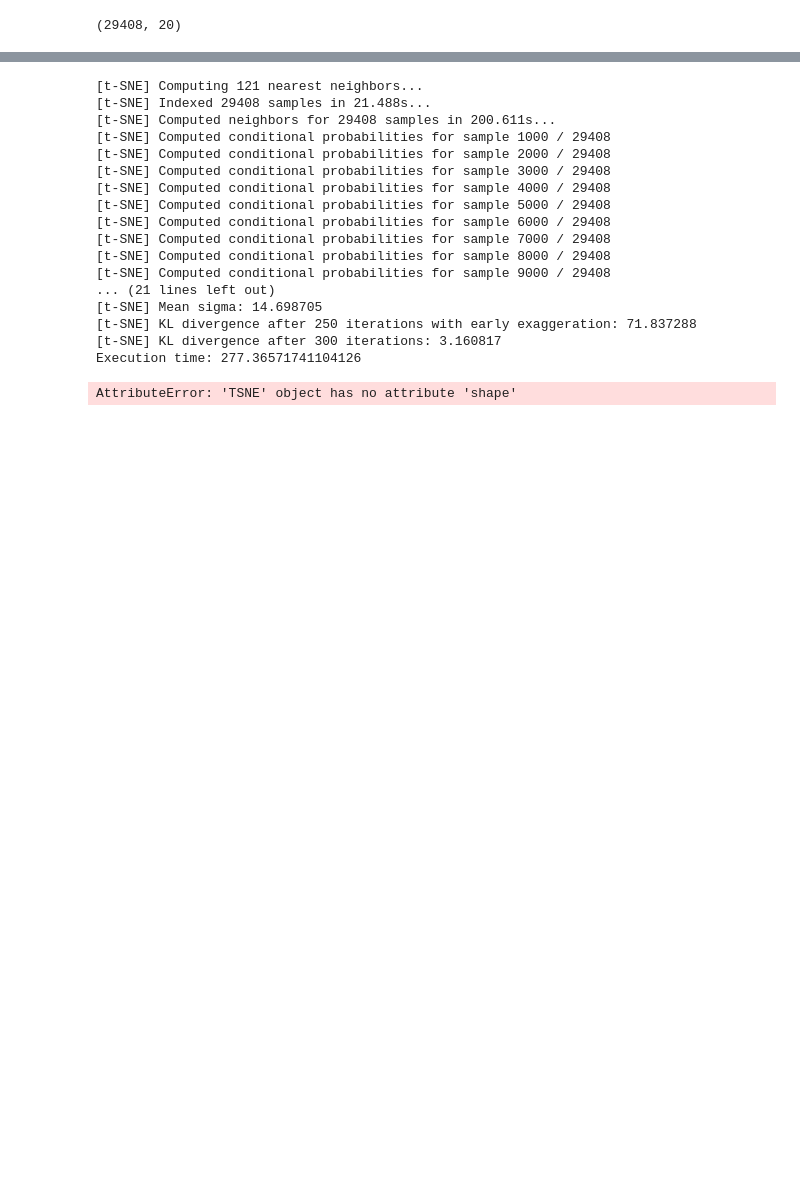
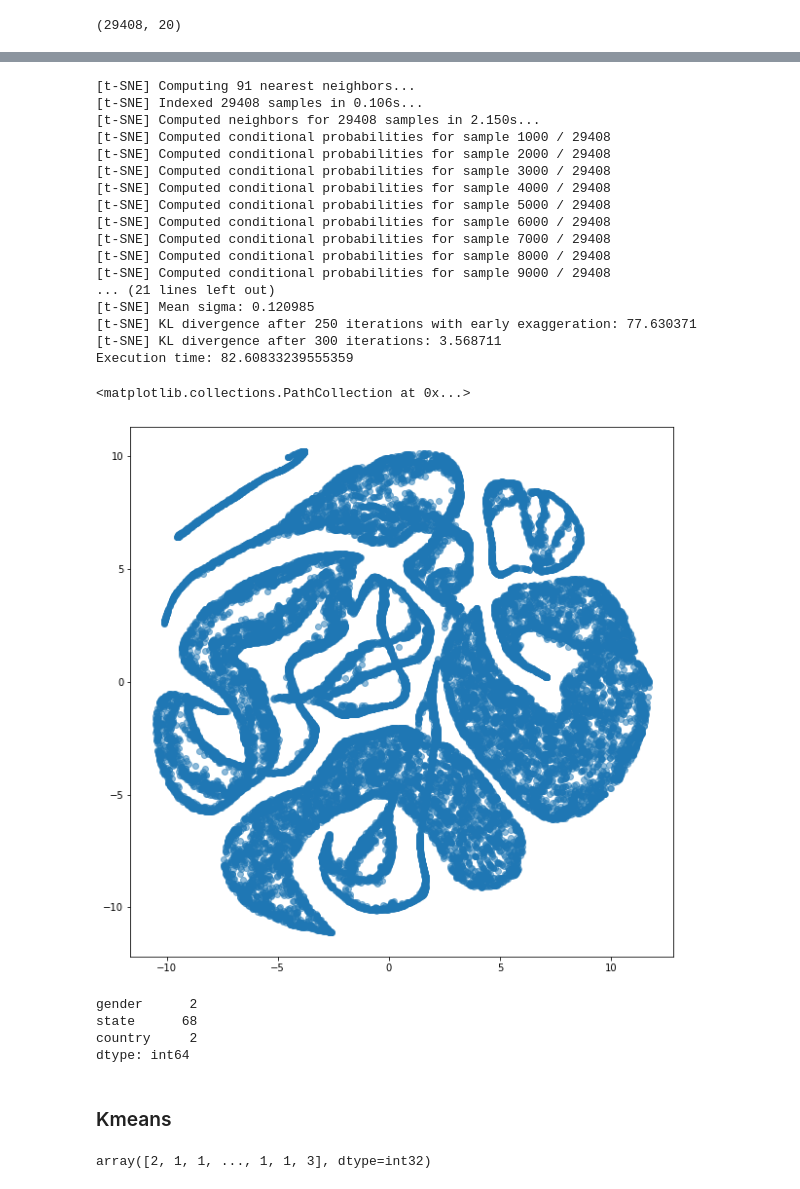
Before and after one commit to nguyentrongnghia142/boston_marathon_extractfeature, a Jupyter notebook: Bostonmarathon.ipynb, the cells around one changed output, grey strips where cells are left out. Cells and saved outputs as stored; diff of their text form; code cells hidden in the pictures; blank space fills up the shorter version.

```diff
--- a/Bostonmarathon.ipynb
+++ b/Bostonmarathon.ipynb
@@ -198,12 +238,12 @@ data_new.shape
 # %%
 t0 = time()
-tsne = TSNE(n_components=2, verbose=1, perplexity=40, n_iter=300)
-data_tsne = tsne.fit(data_new)
+tsne = TSNE(n_components=2, verbose=1, perplexity=30, n_iter=300)
+data_tsne = tsne.fit_transform(data_stand)
 print("Execution time:",time() - t0)
 # %% [output]
-[t-SNE] Computing 121 nearest neighbors...
-[t-SNE] Indexed 29408 samples in 21.488s...
-[t-SNE] Computed neighbors for 29408 samples in 200.611s...
+[t-SNE] Computing 91 nearest neighbors...
+[t-SNE] Indexed 29408 samples in 0.106s...
+[t-SNE] Computed neighbors for 29408 samples in 2.150s...
 [t-SNE] Computed conditional probabilities for sample 1000 / 29408
 [t-SNE] Computed conditional probabilities for sample 2000 / 29408
 [t-SNE] Computed conditional probabilities for sample 3000 / 29408
@@ -214,11 +254,14 @@ print("Execution time:",time() - t0)
 [t-SNE] Computed conditional probabilities for sample 8000 / 29408
 [t-SNE] Computed conditional probabilities for sample 9000 / 29408
 ... (21 lines left out)
-[t-SNE] Mean sigma: 14.698705
-[t-SNE] KL divergence after 250 iterations with early exaggeration: 71.837288
-[t-SNE] KL divergence after 300 iterations: 3.160817
-Execution time: 277.36571741104126
+[t-SNE] Mean sigma: 0.120985
+[t-SNE] KL divergence after 250 iterations with early exaggeration: 77.630371
+[t-SNE] KL divergence after 300 iterations: 3.568711
+Execution time: 82.60833239555359
-# %%
-tsne.shape
-# %% [output]
-AttributeError: 'TSNE' object has no attribute 'shape'
+# %%
+df_tsne = pd.DataFrame(data_tsne, columns= ["0","1"])
+plt.figure(figsize = (10,10))
+plt.scatter("0","1",data = df_tsne,alpha = 0.5)
+# %% [output]
+<matplotlib.collections.PathCollection at 0x...>
+[figure, added]
@@ -224,0 +273,9 @@ AttributeError: 'TSNE' object has no attribute 'shape'
+# %%
+object_col.apply(lambda x: len(x.unique()))
+# %% [output]
+gender      2
+state      68
+country     2
+dtype: int64
+# %% [markdown]
+### Kmeans
@@ -224,0 +287,4 @@ AttributeError: 'TSNE' object has no attribute 'shape'
+# %%
+kmeans.labels_
+# %% [output]
+array([2, 1, 1, ..., 1, 1, 3], dtype=int32)
```
Also changed, not shown: parts of 44 cells of this notebook.
